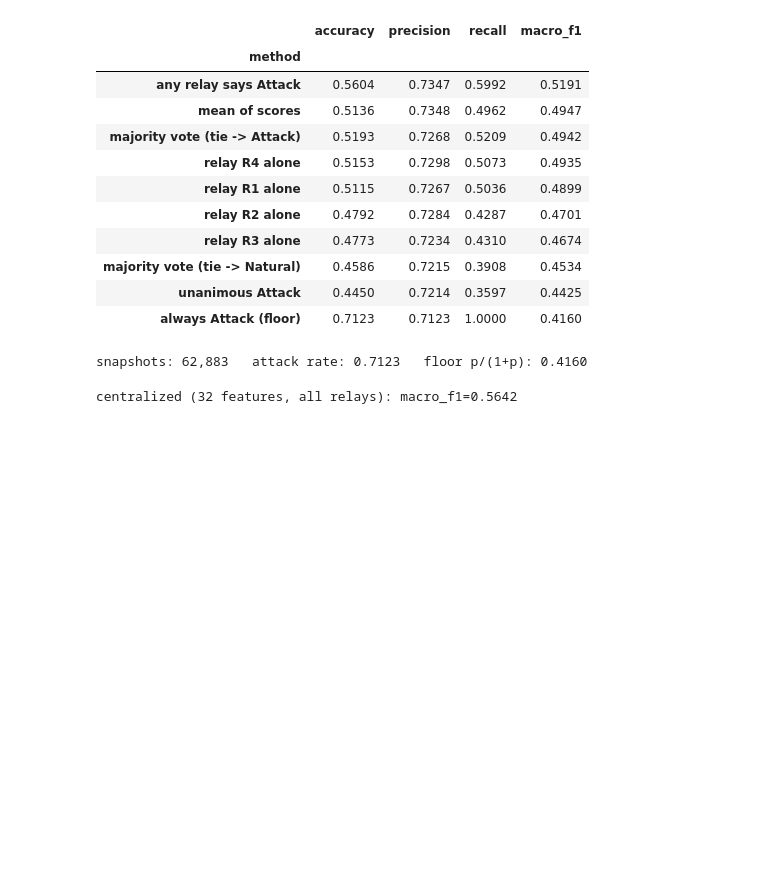
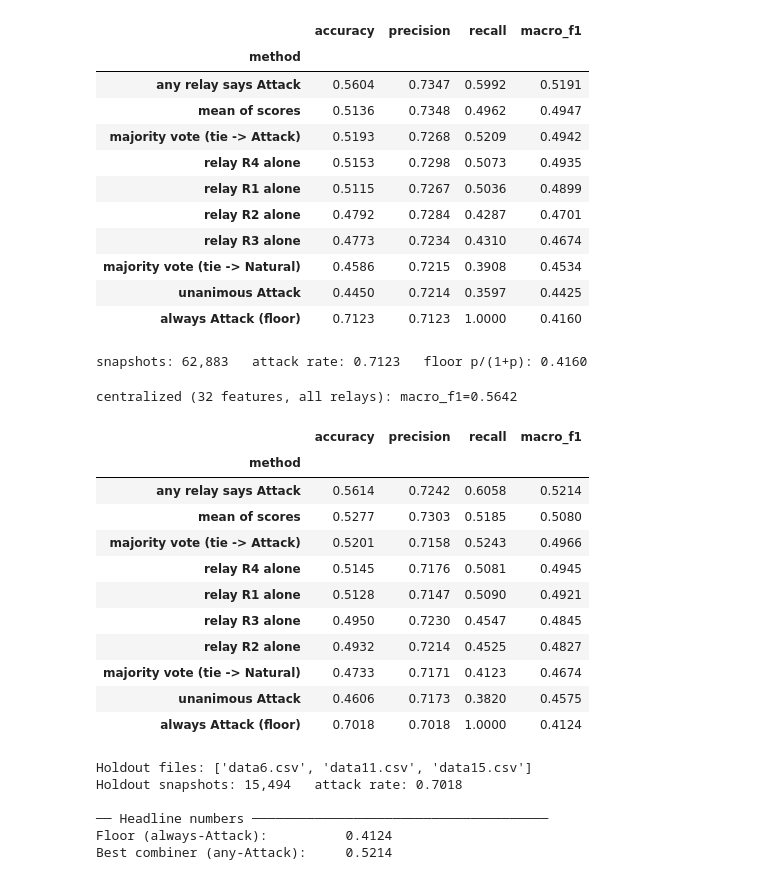
Before and after one commit to gmdidomenico77-dev/power_grid_project, a Jupyter notebook: notebooks/model_exports.ipynb, the cells around one changed output. Cells and saved outputs as stored; diff of their text form; code cells hidden in the pictures; blank space fills up the shorter version.

Commit message:
Add held-out evaluation results, frozen weights, and README

```diff
--- a/notebooks/model_exports.ipynb
+++ b/notebooks/model_exports.ipynb
@@ -503,3 +503,82 @@ m_cent, _ = eval_grouped(lr_8, cent, snap_y, snap_g, z_cent)
 print(f"centralized ({cent.shape[1]} features, all relays): macro_f1={m_cent['macro_f1']:.4f}")
 # %% [output]
 centralized (32 features, all relays): macro_f1=0.5642
+# %%
+#Cell 18: Holdout Test Set Voting Evaluation
+# Fit final model on ALL training files, score the 3 locked holdout files,
+# and apply the same combiners to get the definitive hardware-target numbers.
+
+# Step 1: Fit inf policy on training data only (PA:Z is in FEATURES, so inf policy must be applied)
+pol_final = fit_inf_policy(long_train[FEATURES], ["PA:Z"])
+
+X_train_f = apply_inf_policy(long_train[FEATURES], pol_final, ["PA:Z"])
+X_test_f  = apply_inf_policy(long_test[FEATURES],  pol_final, ["PA:Z"])
+y_train_f = (long_train["marker"] == "Attack").astype(int)
+
+# Step 2: Train one final model on the full training set
+final_lr = clone(lr_8).fit(X_train_f, y_train_f)
+
+# Step 3: Score the holdout relay-rows
+long_test = long_test.copy()
+long_test["score"] = final_lr.decision_function(X_test_f)
+long_test["pred"]  = (long_test["score"] >= 0).astype(int)
+
+# Step 4: Pivot to wide (one row per snapshot, one col per relay)
+wide_scores_t = long_test.pivot(index="orig_row", columns="relay_id", values="score")
+wide_preds_t  = long_test.pivot(index="orig_row", columns="relay_id", values="pred")
+
+assert wide_scores_t.shape[1] == 4, "expected 4 relays per snapshot"
+assert not wide_scores_t.isna().any().any(), "missing relay in test set"
+
+snap_y_t = (long_test.groupby("orig_row")["marker"].first() == "Attack").astype(int)
+snap_y_t  = snap_y_t.loc[wide_scores_t.index]
+
+# Step 5: Same combiners as OOF analysis
+n_attack_t = wide_preds_t.sum(axis=1)
+combos_t = {
+    "any relay says Attack":           (n_attack_t >= 1).astype(int),
+    "majority vote (tie -> Attack)":   (n_attack_t >= 2).astype(int),
+    "majority vote (tie -> Natural)":  (n_attack_t >= 3).astype(int),
+    "mean of scores":                  (wide_scores_t.mean(axis=1) >= 0).astype(int),
+    "unanimous Attack":                (n_attack_t == 4).astype(int),
+}
+
+rows_t = []
+for r in wide_preds_t.columns:
+    rows_t.append({"method": f"relay R{r} alone", **_metrics(snap_y_t, wide_preds_t[r])})
+for name, pred in combos_t.items():
+    rows_t.append({"method": name, **_metrics(snap_y_t, pred)})
+rows_t.append({"method": "always Attack (floor)",
+               **_metrics(snap_y_t, np.ones(len(snap_y_t), dtype=int))})
+
+res_t = pd.DataFrame(rows_t).set_index("method")[["accuracy","precision","recall","macro_f1"]]
+display(res_t.round(4).sort_values("macro_f1", ascending=False))
+print(f"\nHoldout files: {TEST_FILES}")
+print(f"Holdout snapshots: {len(snap_y_t):,}   attack rate: {snap_y_t.mean():.4f}")
+
+# Step 6: Print the headline narrative numbers
+any_attack_f1 = res_t.loc["any relay says Attack", "macro_f1"]
+floor_f1      = res_t.loc["always Attack (floor)", "macro_f1"]
+
+print(f"\n── Headline numbers ──────────────────────────────────────")
+print(f"Floor (always-Attack):          {floor_f1:.4f}")
+print(f"Best combiner (any-Attack):     {any_attack_f1:.4f}")
+# %% [output]
+|  | accuracy | precision | recall | macro_f1 |
+| method |  |  |  |  |
+| any relay says Attack | 0.5614 | 0.7242 | 0.6058 | 0.5214 |
+| mean of scores | 0.5277 | 0.7303 | 0.5185 | 0.5080 |
+| majority vote (tie -> Attack) | 0.5201 | 0.7158 | 0.5243 | 0.4966 |
+| relay R4 alone | 0.5145 | 0.7176 | 0.5081 | 0.4945 |
+| relay R1 alone | 0.5128 | 0.7147 | 0.5090 | 0.4921 |
+| relay R3 alone | 0.4950 | 0.7230 | 0.4547 | 0.4845 |
+| relay R2 alone | 0.4932 | 0.7214 | 0.4525 | 0.4827 |
+| majority vote (tie -> Natural) | 0.4733 | 0.7171 | 0.4123 | 0.4674 |
+| unanimous Attack | 0.4606 | 0.7173 | 0.3820 | 0.4575 |
+| always Attack (floor) | 0.7018 | 0.7018 | 1.0000 | 0.4124 |
+Holdout files: ['data6.csv', 'data11.csv', 'data15.csv']
+Holdout snapshots: 15,494   attack rate: 0.7018
+
+── Headline numbers ──────────────────────────────────────
+Floor (always-Attack):          0.4124
+Best combiner (any-Attack):     0.5214
```
Also changed, not shown: parts of 3 cells of this notebook, 3 other files.
